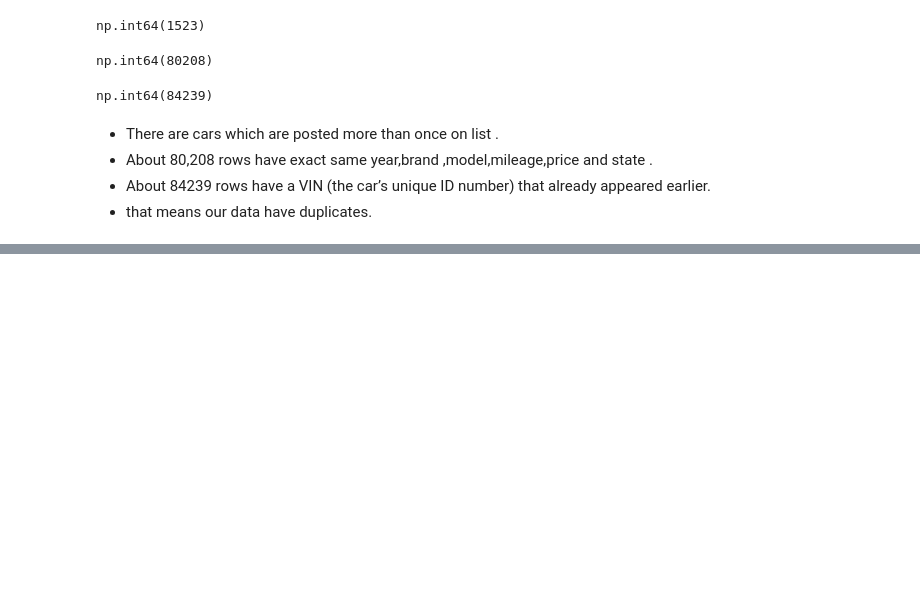
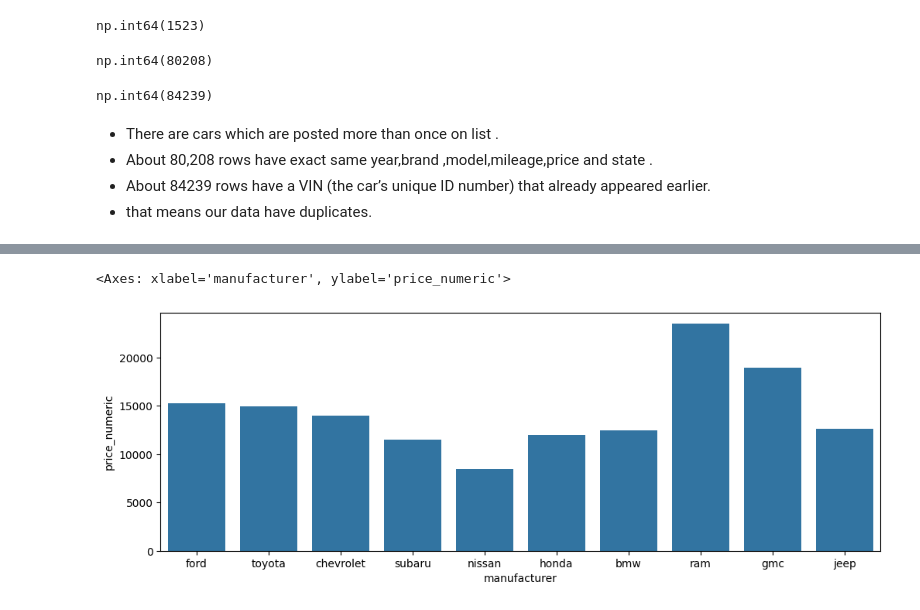
Before and after one commit to dahalaayush000-hue/Ml_journey, a Jupyter notebook: 2.Second/2.Feature_analysis.ipynb, the cells around one changed output, grey strips where cells are left out. Saved outputs shown, nothing was run; the diff lists cells and outputs as text; code cells hidden in the pictures; blank space fills up the shorter version.

```diff
--- a/2.Second/2.Feature_analysis.ipynb
+++ b/2.Second/2.Feature_analysis.ipynb
@@ -213,0 +276,11 @@ np.int64(84239)
+# %%
+plot_df=temp[temp['price_numeric']<=100000]
+top10= temp['manufacturer'].value_counts().head(10).index
+top10_df= plot_df[plot_df['manufacturer'].isin(top10)]
+# top10_df
+# %%
+plt.figure(figsize=(12, 4))
+sns.barplot(x=top10_df['manufacturer'], y=top10_df['price_numeric'], estimator='median', errorbar=None)
+# %% [output]
+<Axes: xlabel='manufacturer', ylabel='price_numeric'>
+[figure, added]
```
Also changed, not shown: parts of 33 cells of this notebook, 1 other file.
